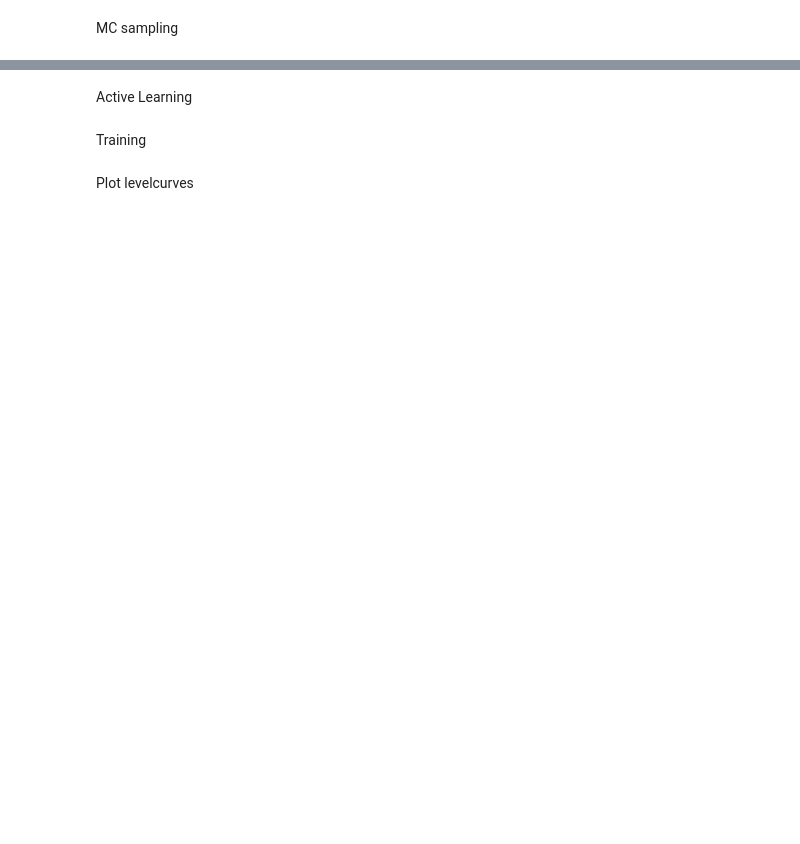
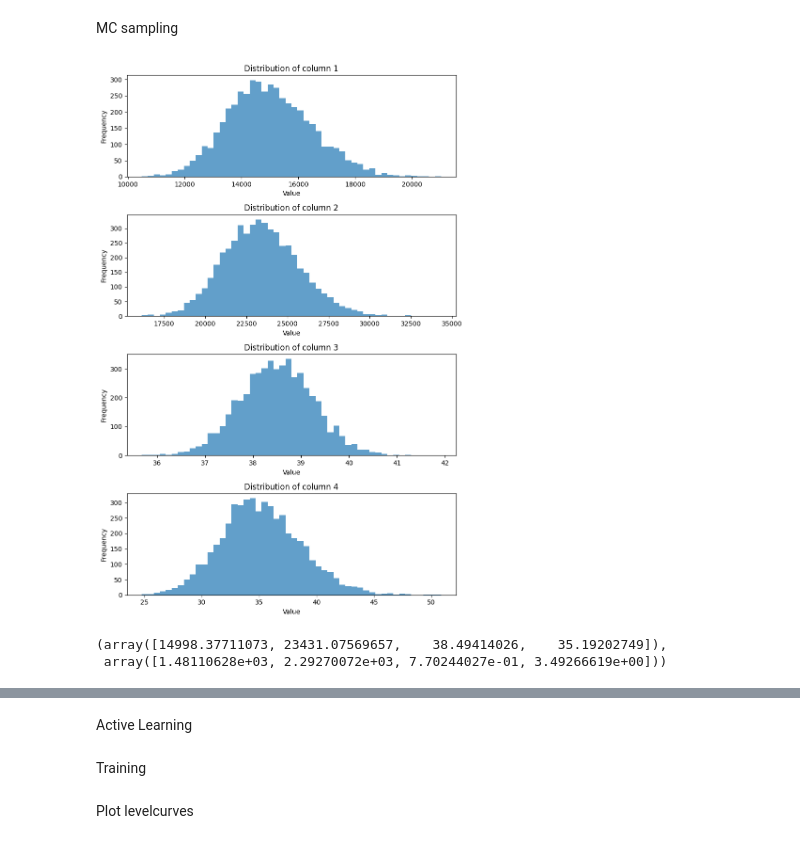
Before and after one commit to Jonalex7/MOO-AL, a Jupyter notebook: example_script.ipynb, the cells around one changed output, grey strips where cells are left out. Saved outputs shown, nothing was run; the diff lists cells and outputs as text; code cells hidden in the pictures; blank space fills up the shorter version.

```diff
--- a/example_script.ipynb
+++ b/example_script.ipynb
@@ -80,6 +80,28 @@ x_mc_samples[:,3] = np.random.normal(35.0, 35.0 * 0.25 , int(n_samples))
 from limit_states import REGISTRY as ls_REGISTRY
 
 lstate = ls_REGISTRY['pushover_frame']()
+# %%
+Pf_ref, B_ref, x_mc_scaled, y_mc = lstate.monte_carlo_estimate(5e3)
+# %%
+# Create subplots for the distribution of each column
+fig, axs = plt.subplots(4, 1, figsize=(8, 12))
+
+# Plotting the distribution for each column
+for i in range(4):
+    axs[i].hist(x_mc_scaled[:, i], bins=50, alpha=0.7)
+    axs[i].set_title(f'Distribution of column {i+1}')
+    axs[i].set_xlabel('Value')
+    axs[i].set_ylabel('Frequency')
+
+plt.tight_layout()
+plt.show()
+# %% [output]
+[figure, added]
+# %%
+np.mean(x_mc_scaled, axis=0), np.std(x_mc_scaled, axis=0)
+# %% [output]
+(array([14998.37711073, 23431.07569657,    38.49414026,    35.19202749]),
+ array([1.48110628e+03, 2.29270072e+03, 7.70244027e-01, 3.49266619e+00]))
 # %%
 # max_displacement_mc = np.zeros((int(n_samples)))
 # max_baseshear_mc = np.zeros((int(n_samples)))
```
Also changed, not shown: parts of 6 cells of this notebook, 1 other file.
